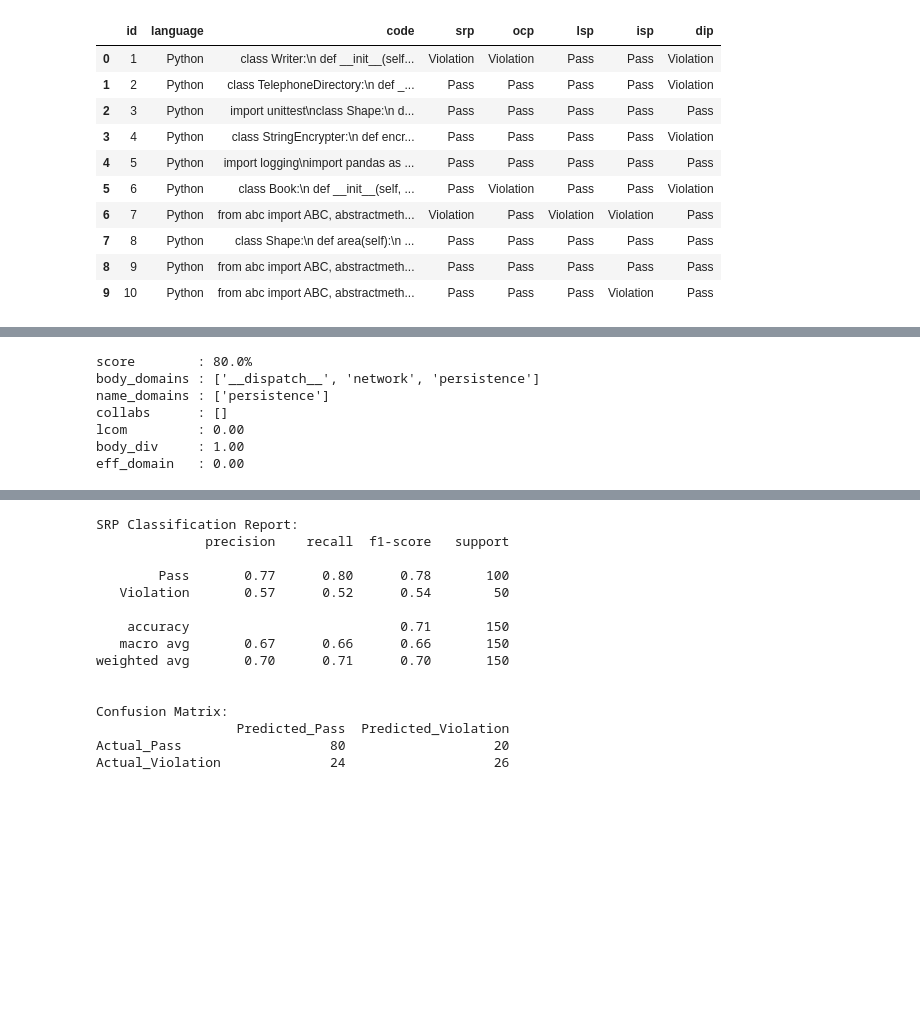
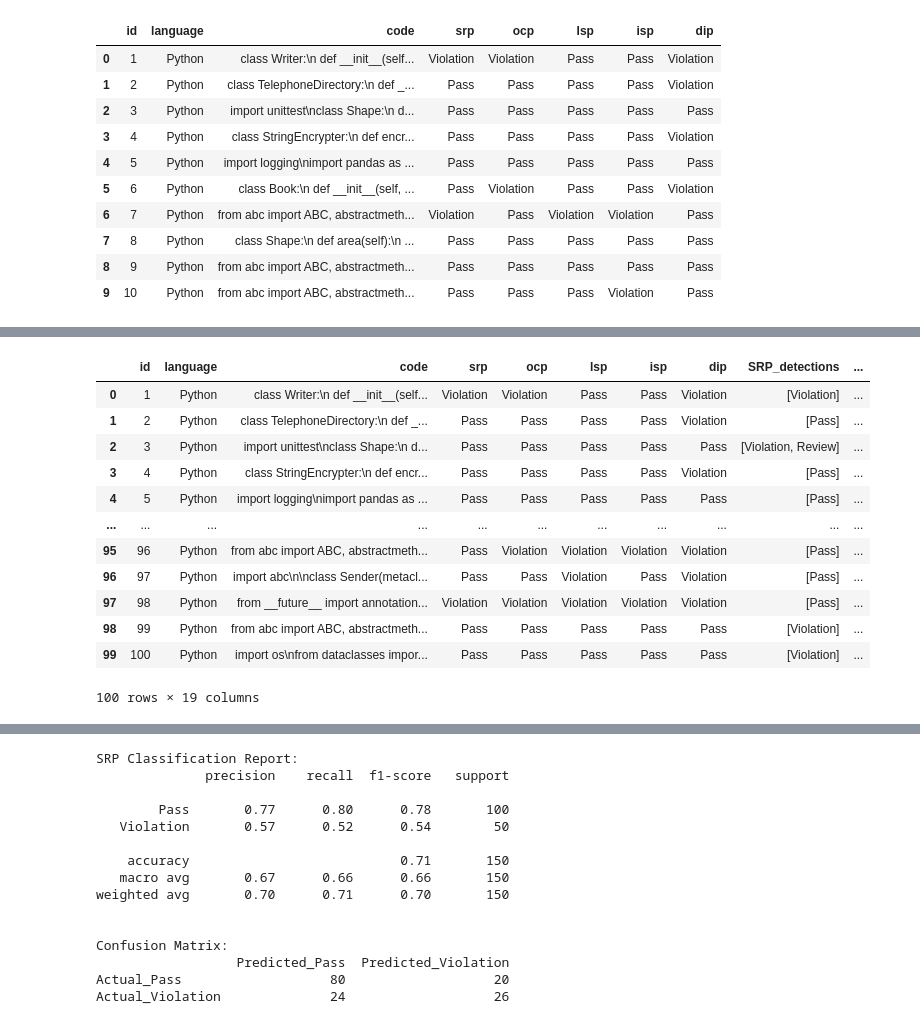
Before and after one commit to mrieden/code-analysis, a Jupyter notebook: data/New Dataset/test_solid.ipynb, the cells around one changed output, grey strips where cells are left out. Cells and saved outputs as stored; diff of their text form; code cells hidden in the pictures; blank space fills up the shorter version.

```diff
--- a/data/New Dataset/test_solid.ipynb
+++ b/data/New Dataset/test_solid.ipynb
@@ -76,37 +76,19 @@ df.head(10)
-# %%
-code = """
-class Writer:
-    def __init__(self, type: int) -> None:
-        self.type = type
-    def write(self, contents: bytearray):
-        if (self.type == 0):
-            with open("random_file.txt", "w") as output_file:
-                output_file.write(contents)
-        elif (self.type == 1):
-            self.some_socket.write(contents)
-        elif (self.type == 2):
-            self.db.write()
-"""
-
-results = get_srp_report(code)
-r = results[0]
-diag = r['diagnostics']
-
-print(f"score        : {r['score']}%")
-print(f"body_domains : {diag['body_detected_domains']}")
-print(f"name_domains : {diag['detected_domains']}")
-print(f"collabs      : {diag['collaborator_attrs']}")
-print(f"lcom         : {diag['lcom']:.2f}")
-print(f"body_div     : {diag['body_domain_diversity']:.2f}")
-print(f"eff_domain   : {diag['effective_domain_div']:.2f}")
-# %% [output]
-score        : 80.0%
-body_domains : ['__dispatch__', 'network', 'persistence']
-name_domains : ['persistence']
-collabs      : []
-lcom         : 0.00
-body_div     : 1.00
-eff_domain   : 0.00
+# %%
+df.head(100)
+# %% [output]
+|  | id | language | code | srp | ocp | lsp | isp | dip | SRP_detections | ... |
+| 0 | 1 | Python | class Writer:\n def __init__(self... | Violation | Violation | Pass | Pass | Violation | [Violation] | ... |
+| 1 | 2 | Python | class TelephoneDirectory:\n def _... | Pass | Pass | Pass | Pass | Violation | [Pass] | ... |
+| 2 | 3 | Python | import unittest\nclass Shape:\n d... | Pass | Pass | Pass | Pass | Pass | [Violation, Review] | ... |
+| 3 | 4 | Python | class StringEncrypter:\n def encr... | Pass | Pass | Pass | Pass | Violation | [Pass] | ... |
+| 4 | 5 | Python | import logging\nimport pandas as ... | Pass | Pass | Pass | Pass | Pass | [Pass] | ... |
+| ... | ... | ... | ... | ... | ... | ... | ... | ... | ... | ... |
+| 95 | 96 | Python | from abc import ABC, abstractmeth... | Pass | Violation | Violation | Violation | Violation | [Pass] | ... |
+| 96 | 97 | Python | import abc\n\nclass Sender(metacl... | Pass | Pass | Violation | Pass | Violation | [Pass] | ... |
+| 97 | 98 | Python | from __future__ import annotation... | Violation | Violation | Violation | Violation | Violation | [Pass] | ... |
+| 98 | 99 | Python | from abc import ABC, abstractmeth... | Pass | Pass | Pass | Pass | Pass | [Violation] | ... |
+| 99 | 100 | Python | import os\nfrom dataclasses impor... | Pass | Pass | Pass | Pass | Pass | [Violation] | ... |
+100 rows × 19 columns
 # %%
 def normalize_label(value):
     # For predictions: a sample is Violation if ANY class violated
```
Also changed, not shown: parts of 8 cells of this notebook, 6 other files.
